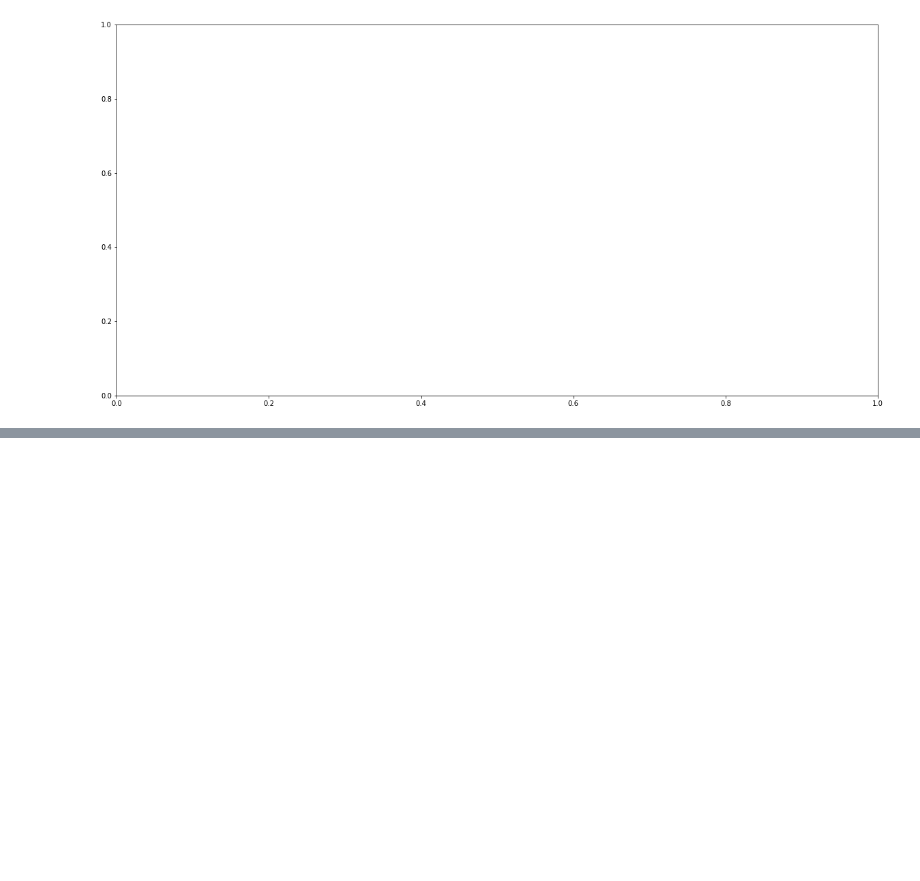
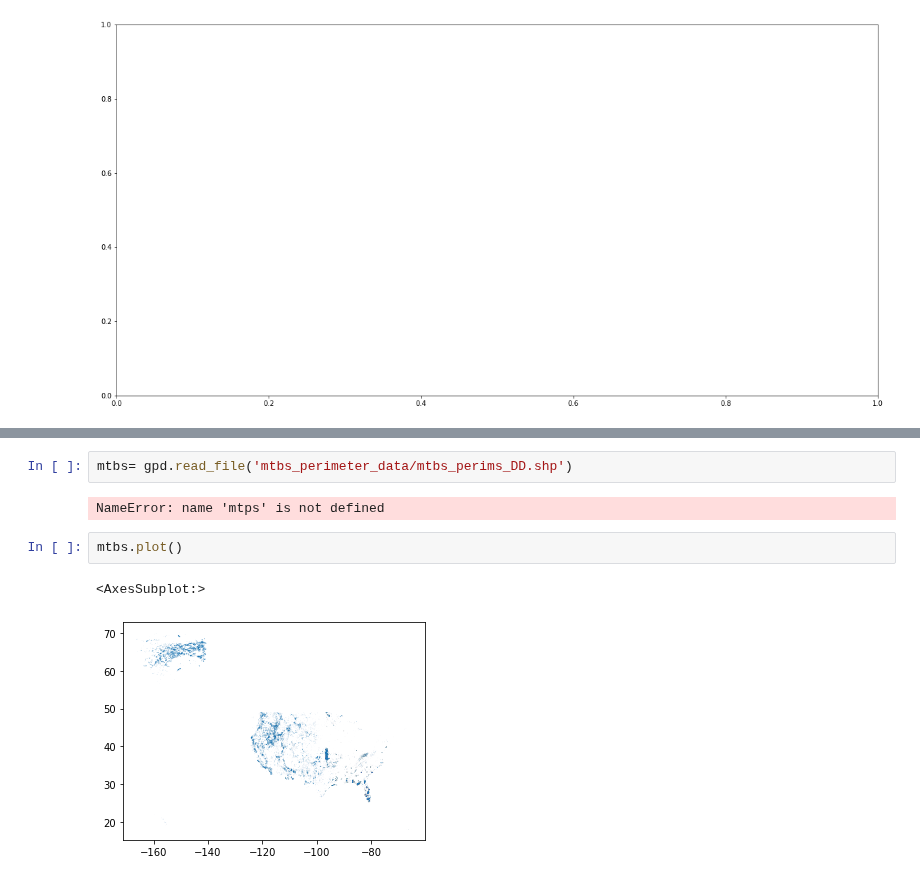
Before and after one commit to mariannecowherd/pe_snow_fires, a Jupyter notebook: scripts/swe_reanalysis.ipynb, the cells around one changed output, grey strips where cells are left out. Drawn from its saved outputs; the diff is of its cells as text; blank space fills up the shorter version.

```diff
--- a/scripts/swe_reanalysis.ipynb
+++ b/scripts/swe_reanalysis.ipynb
@@ -180,0 +227,9 @@ range(90, 200, 10)
+# %%
+mtbs= gpd.read_file('mtbs_perimeter_data/mtbs_perims_DD.shp')
+# %% [output]
+NameError: name 'mtps' is not defined
+# %%
+mtbs.plot()
+# %% [output]
+<AxesSubplot:>
+[figure, added]
```
Also changed, not shown: parts of 17 cells of this notebook, 1 other file.
